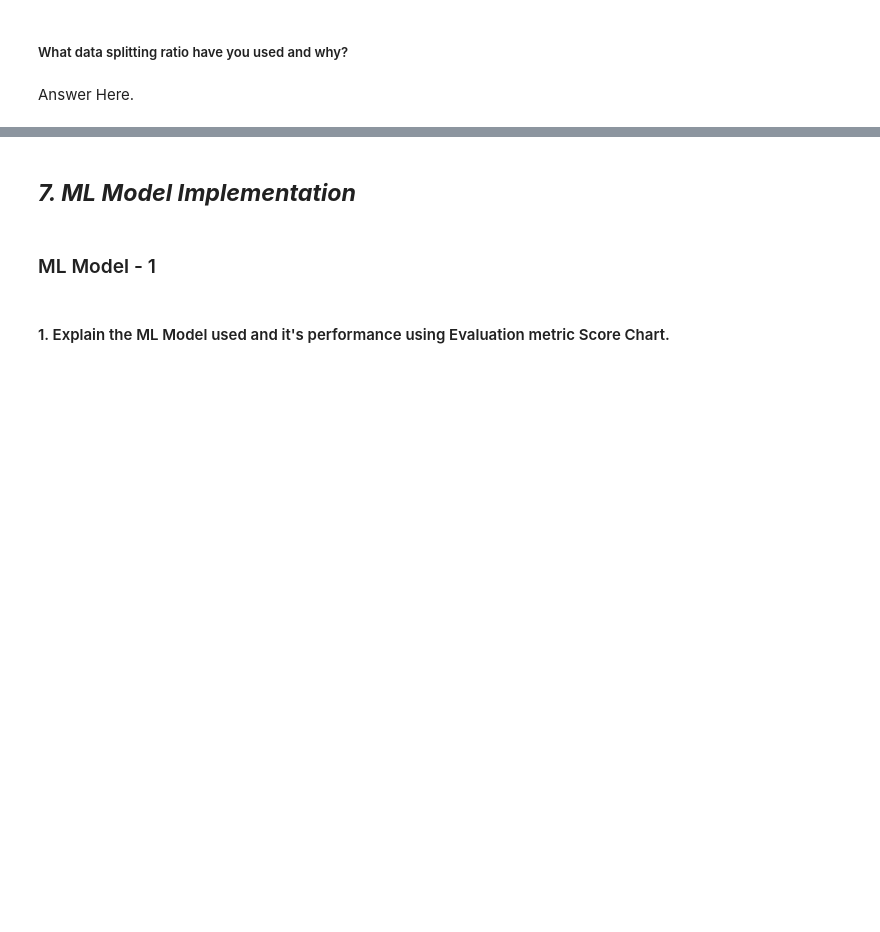
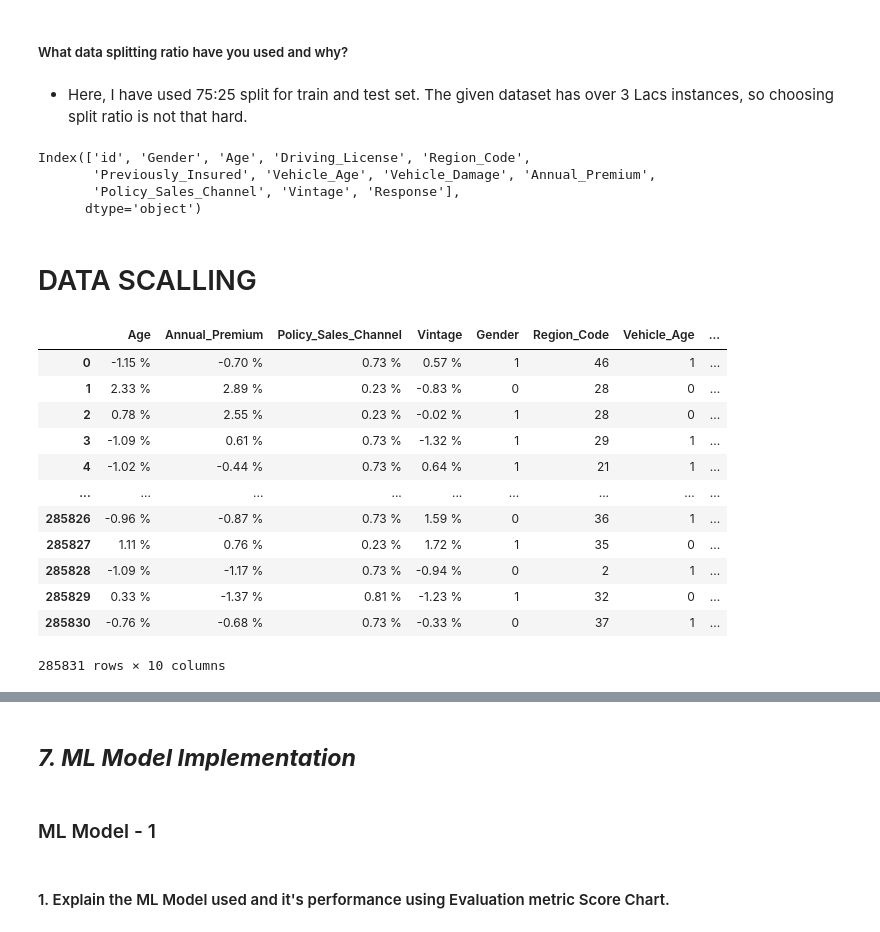
Before and after one commit to Kalpesh-Nandedkar/HEALTH-INSURANCE-CROSS-SELL-PREDICTION, a Jupyter notebook: HEALTH_INSURANCE_CROSS_SELL_PREDICTION.ipynb, the cells around one changed output, grey strips where cells are left out. Cells and saved outputs as stored; diff of their text form; code cells hidden in the pictures; blank space fills up the shorter version.

```diff
--- a/HEALTH_INSURANCE_CROSS_SELL_PREDICTION.ipynb
+++ b/HEALTH_INSURANCE_CROSS_SELL_PREDICTION.ipynb
@@ -1022,0 +1031,4 @@ Answer Here.
+# %%
+# defining dependent and independent features
+X = df.drop('Response', axis = 1)
+y = df['Response']
@@ -1023,4 +1040,42 @@ Answer Here.
 # %% [markdown]
 ##### What data splitting ratio have you used and why?
-# %% [markdown]
-Answer Here.
+# %% [markdown]
+* Here, I have used 75:25 split for train and test set. The given dataset has over 3 Lacs instances, so choosing split ratio is not that hard.
+# %%
+# checking all the columns
+df.columns
+# %% [output]
+Index(['id', 'Gender', 'Age', 'Driving_License', 'Region_Code',
+       'Previously_Insured', 'Vehicle_Age', 'Vehicle_Damage', 'Annual_Premium',
+       'Policy_Sales_Channel', 'Vintage', 'Response'],
+      dtype='object')
+# %% [markdown]
+# DATA SCALLING
+# %%
+# scaling and encoding the X_train data set
+cat_feature_df =  X_train[['Gender', 'Region_Code','Vehicle_Age', 'Vehicle_Damage','Driving_License','Previously_Insured']]
+cat_feature_df = cat_feature_df.reset_index().drop('index', axis = 1)
+
+encoded_columns =    pd.get_dummies(cat_feature_df, drop_first =True)
+
+
+numeric_feature_df = X_train[['Age', 'Annual_Premium', 'Policy_Sales_Channel', 'Vintage']]
+
+sc = StandardScaler()
+df1 =  pd.DataFrame(sc.fit_transform(numeric_feature_df), columns = ['Age', 'Annual_Premium', 'Policy_Sales_Channel', 'Vintage'])
+scaled_X_train = pd.concat([ df1, encoded_columns], axis = 1)
+scaled_X_train
+# %% [output]
+|  | Age | Annual_Premium | Policy_Sales_Channel | Vintage | Gender | Region_Code | Vehicle_Age | ... |
+| 0 | -1.15 % | -0.70 % | 0.73 % | 0.57 % | 1 | 46 | 1 | ... |
+| 1 | 2.33 % | 2.89 % | 0.23 % | -0.83 % | 0 | 28 | 0 | ... |
+| 2 | 0.78 % | 2.55 % | 0.23 % | -0.02 % | 1 | 28 | 0 | ... |
+| 3 | -1.09 % | 0.61 % | 0.73 % | -1.32 % | 1 | 29 | 1 | ... |
+| 4 | -1.02 % | -0.44 % | 0.73 % | 0.64 % | 1 | 21 | 1 | ... |
+| ... | ... | ... | ... | ... | ... | ... | ... | ... |
+| 285826 | -0.96 % | -0.87 % | 0.73 % | 1.59 % | 0 | 36 | 1 | ... |
+| 285827 | 1.11 % | 0.76 % | 0.23 % | 1.72 % | 1 | 35 | 0 | ... |
+| 285828 | -1.09 % | -1.17 % | 0.73 % | -0.94 % | 0 | 2 | 1 | ... |
+| 285829 | 0.33 % | -1.37 % | 0.81 % | -1.23 % | 1 | 32 | 0 | ... |
+| 285830 | -0.76 % | -0.68 % | 0.73 % | -0.33 % | 0 | 37 | 1 | ... |
+285831 rows × 10 columns
```
Also changed, not shown: parts of 34 cells of this notebook.
